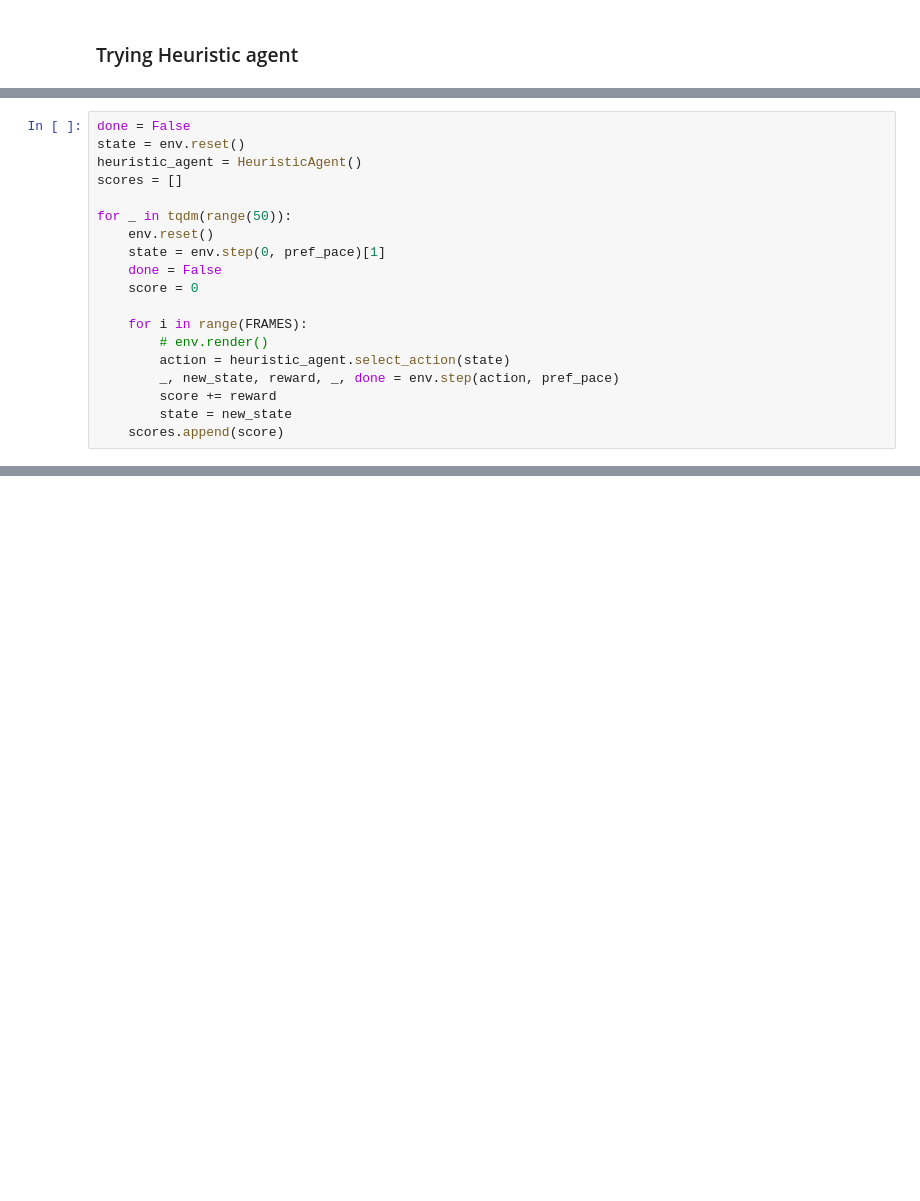
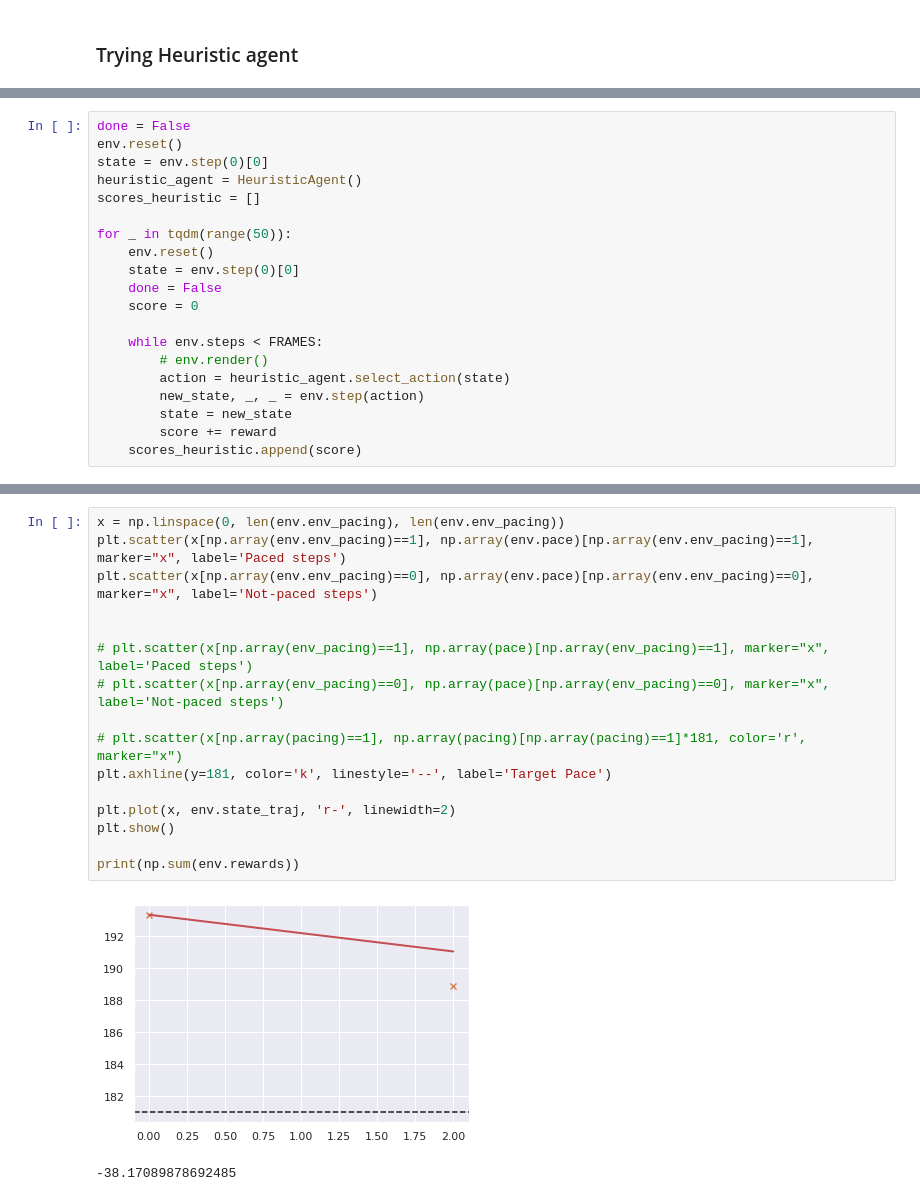
Before and after one commit to jemolano1498/OPPOSD_algorithm, a Jupyter notebook: data_analysis/REINFORCE_running.ipynb, the cells around one changed output, grey strips where cells are left out. Drawn from its saved outputs; the diff is of its cells as text; blank space fills up the shorter version.

```diff
--- a/data_analysis/REINFORCE_running.ipynb
+++ b/data_analysis/REINFORCE_running.ipynb
@@ -315,20 +314,21 @@ print(np.sum(rewards))
 # %%
 done = False
-state = env.reset()
+env.reset()
+state = env.step(0)[0]
 heuristic_agent = HeuristicAgent()
-scores = []
+scores_heuristic = []
 
 for _ in tqdm(range(50)):
     env.reset()
-    state = env.step(0, pref_pace)[1]
+    state = env.step(0)[0]
     done = False
     score = 0
 
-    for i in range(FRAMES):
+    while env.steps < FRAMES:
         # env.render()
         action = heuristic_agent.select_action(state)
-        _, new_state, reward, _, done = env.step(action, pref_pace)
+        new_state, _, _ = env.step(action)
+        state = new_state
         score += reward
-        state = new_state
-    scores.append(score)
+    scores_heuristic.append(score)
 # %%
@@ -337,0 +353,19 @@ print(np.mean(scores))
+# %%
+x = np.linspace(0, len(env.env_pacing), len(env.env_pacing))
+plt.scatter(x[np.array(env.env_pacing)==1], np.array(env.pace)[np.array(env.env_pacing)==1], marker="x", label='Paced steps')
+plt.scatter(x[np.array(env.env_pacing)==0], np.array(env.pace)[np.array(env.env_pacing)==0], marker="x", label='Not-paced steps')
+
+
+# plt.scatter(x[np.array(env_pacing)==1], np.array(pace)[np.array(env_pacing)==1], marker="x", label='Paced steps')
+# plt.scatter(x[np.array(env_pacing)==0], np.array(pace)[np.array(env_pacing)==0], marker="x", label='Not-paced steps')
+
+# plt.scatter(x[np.array(pacing)==1], np.array(pacing)[np.array(pacing)==1]*181, color='r', marker="x")
+plt.axhline(y=181, color='k', linestyle='--', label='Target Pace')
+
+plt.plot(x, env.state_traj, 'r-', linewidth=2)
+plt.show()
+
+print(np.sum(env.rewards))
+# %% [output]
+[figure, added]
+-38.17089878692485
```
Also changed, not shown: parts of 16 cells of this notebook, 3 other files.
